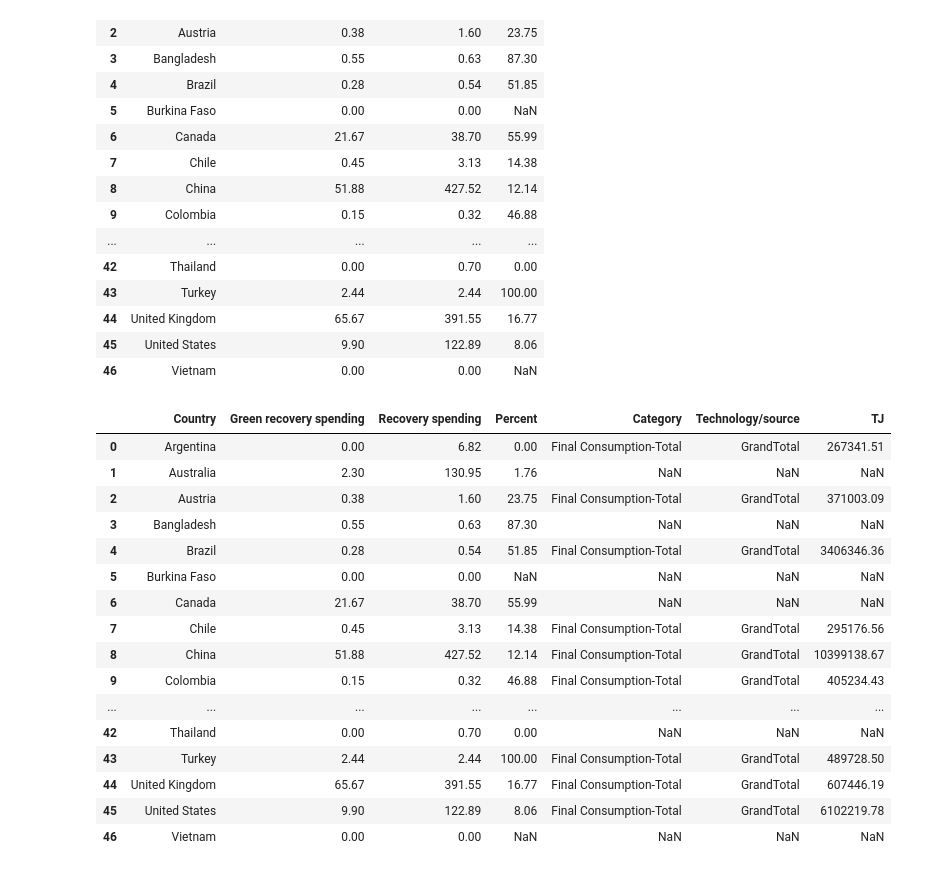
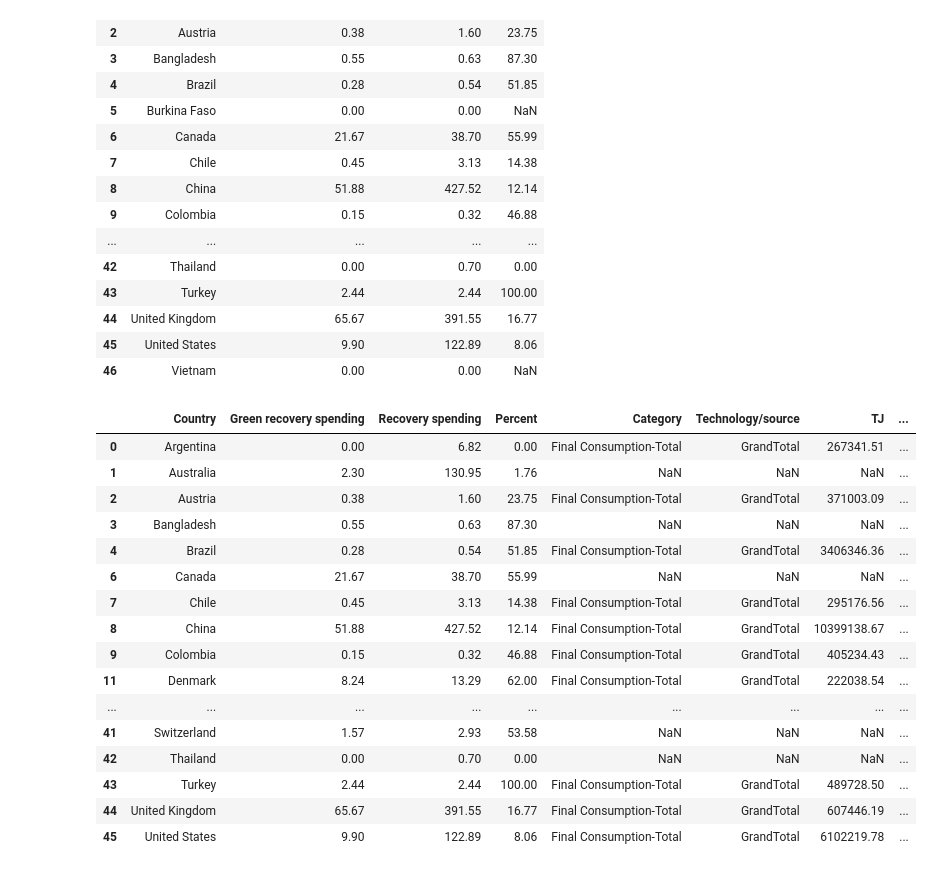
Before and after one commit to eimbloom/Test, a Jupyter notebook: Renewablecons.ipynb, the cells around one changed output. Saved outputs shown, nothing was run; the diff lists cells and outputs as text; code cells hidden in the pictures.

```diff
--- a/Renewablecons.ipynb
+++ b/Renewablecons.ipynb
@@ -115,24 +115,52 @@ merge
 # %%
 df.loc[df['Country']=='United States of America']
 df.at[133, 'Country'] = 'United States'
-# %%
-GROmerge = merge.merge(df, how='left', left_on='Country', right_on='Country')
-GROmerge
-# %% [output]
-|  | Country | Green recovery spending | Recovery spending | Percent | Category | Technology/source | TJ |
-| 0 | Argentina | 0.00 | 6.82 | 0.00 | Final Consumption-Total | GrandTotal | 267341.51 |
-| 1 | Australia | 2.30 | 130.95 | 1.76 | NaN | NaN | NaN |
-| 2 | Austria | 0.38 | 1.60 | 23.75 | Final Consumption-Total | GrandTotal | 371003.09 |
-| 3 | Bangladesh | 0.55 | 0.63 | 87.30 | NaN | NaN | NaN |
-| 4 | Brazil | 0.28 | 0.54 | 51.85 | Final Consumption-Total | GrandTotal | 3406346.36 |
-| 5 | Burkina Faso | 0.00 | 0.00 | NaN | NaN | NaN | NaN |
-| 6 | Canada | 21.67 | 38.70 | 55.99 | NaN | NaN | NaN |
-| 7 | Chile | 0.45 | 3.13 | 14.38 | Final Consumption-Total | GrandTotal | 295176.56 |
-| 8 | China | 51.88 | 427.52 | 12.14 | Final Consumption-Total | GrandTotal | 10399138.67 |
-| 9 | Colombia | 0.15 | 0.32 | 46.88 | Final Consumption-Total | GrandTotal | 405234.43 |
-| ... | ... | ... | ... | ... | ... | ... | ... |
-| 42 | Thailand | 0.00 | 0.70 | 0.00 | NaN | NaN | NaN |
-| 43 | Turkey | 2.44 | 2.44 | 100.00 | Final Consumption-Total | GrandTotal | 489728.50 |
-| 44 | United Kingdom | 65.67 | 391.55 | 16.77 | Final Consumption-Total | GrandTotal | 607446.19 |
-| 45 | United States | 9.90 | 122.89 | 8.06 | Final Consumption-Total | GrandTotal | 6102219.78 |
-| 46 | Vietnam | 0.00 | 0.00 | NaN | NaN | NaN | NaN |
+# %%
+import numpy as np
+
+GROmerge = merge.merge(df, how='left', left_on='Country', right_on='Country')
+GROmerge = GROmerge.drop([5, 10, 13, 14, 46])
+##set the NaN values to the average for each geography/GDP/population what else might affect how much renewable energy consume
+##remove the GRO "weird countries" with no recovery spending, and EIB and EU level data by index
+GROmerge['Region'] = ['Latin America/Caribbean', 'Oceania', 'Europe', 'Asia', 'Latin America/Caribbean', 'North America', 'Latin America/Caribbean', 'Asia',
+                        'Latin America/Caribbean', 'Europe', 'Latin America/Caribbean', 'Europe', 'Europe', 'Europe', 'Africa', 'Latin America/Caribbean', 'Asia', 'Middle East', 'Europe',
+                     'Middle East', 'Europe', 'Latin America/Caribbean', 'Asia', 'Africa', 'Africa', 'Latin America/Caribbean',
+                    'Europe', 'Europe', 'Asia', 'Latin America/Caribbean', 'Latin America/Caribbean', 'Asia', 'Europe', 'Africa',
+                      'Asia', 'Europe', 'Europe', 'Europe', 'Asia', 'Europe', 'Europe', 'North America']
+mean = GROmerge.groupby('Region')['TJ'].mean()
+GROmerge['TJ_imputed'] = np.NAN
+GROmerge.at[1, 'TJ_imputed'] = mean.Asia
+##no Oceania mean
+GROmerge.at[3, 'TJ_imputed'] = mean.Asia
+GROmerge.at[6, 'TJ_imputed'] = mean['North America']
+GROmerge.at[20, 'TJ_imputed'] = mean.Asia
+GROmerge.at[26, 'TJ_imputed'] = mean.Asia
+GROmerge.at[32, 'TJ_imputed'] = mean.Asia
+GROmerge.at[35, 'TJ_imputed'] = mean.Asia
+GROmerge.at[38, 'TJ_imputed'] = mean.Asia
+GROmerge.at[42, 'TJ_imputed'] = mean.Asia
+GROmerge.at[41, 'TJ_imputed'] = mean.Europe
+GROmerge['TJ_final'] = GROmerge['TJ'].fillna(GROmerge['TJ_imputed'])
+GROmerge
+
+##only imputed info in TJ column - percentage imputed of TJ data (one variable)
+##heavily impacting Asia results
+##no data for Australia, Bangladesh, Canada, India, Thailand, Japan, Switz, Korea, Pakistan, Philippines in the IRENA dataset for any year
+# %% [output]
+|  | Country | Green recovery spending | Recovery spending | Percent | Category | Technology/source | TJ | ... |
+| 0 | Argentina | 0.00 | 6.82 | 0.00 | Final Consumption-Total | GrandTotal | 267341.51 | ... |
+| 1 | Australia | 2.30 | 130.95 | 1.76 | NaN | NaN | NaN | ... |
+| 2 | Austria | 0.38 | 1.60 | 23.75 | Final Consumption-Total | GrandTotal | 371003.09 | ... |
+| 3 | Bangladesh | 0.55 | 0.63 | 87.30 | NaN | NaN | NaN | ... |
+| 4 | Brazil | 0.28 | 0.54 | 51.85 | Final Consumption-Total | GrandTotal | 3406346.36 | ... |
+| 6 | Canada | 21.67 | 38.70 | 55.99 | NaN | NaN | NaN | ... |
+| 7 | Chile | 0.45 | 3.13 | 14.38 | Final Consumption-Total | GrandTotal | 295176.56 | ... |
+| 8 | China | 51.88 | 427.52 | 12.14 | Final Consumption-Total | GrandTotal | 10399138.67 | ... |
+| 9 | Colombia | 0.15 | 0.32 | 46.88 | Final Consumption-Total | GrandTotal | 405234.43 | ... |
+| 11 | Denmark | 8.24 | 13.29 | 62.00 | Final Consumption-Total | GrandTotal | 222038.54 | ... |
+| ... | ... | ... | ... | ... | ... | ... | ... | ... |
+| 41 | Switzerland | 1.57 | 2.93 | 53.58 | NaN | NaN | NaN | ... |
+| 42 | Thailand | 0.00 | 0.70 | 0.00 | NaN | NaN | NaN | ... |
+| 43 | Turkey | 2.44 | 2.44 | 100.00 | Final Consumption-Total | GrandTotal | 489728.50 | ... |
+| 44 | United Kingdom | 65.67 | 391.55 | 16.77 | Final Consumption-Total | GrandTotal | 607446.19 | ... |
+| 45 | United States | 9.90 | 122.89 | 8.06 | Final Consumption-Total | GrandTotal | 6102219.78 | ... |
```
Also changed, not shown: parts of 15 cells of this notebook, 4 other files.
